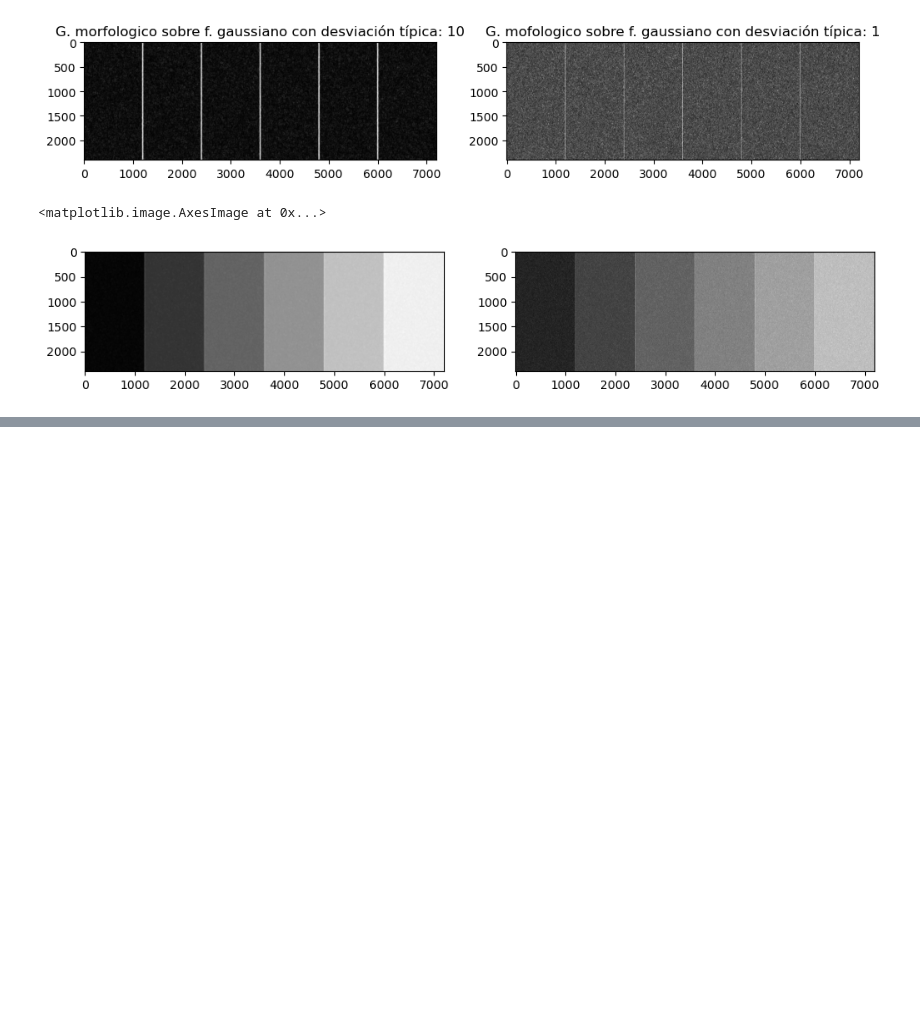
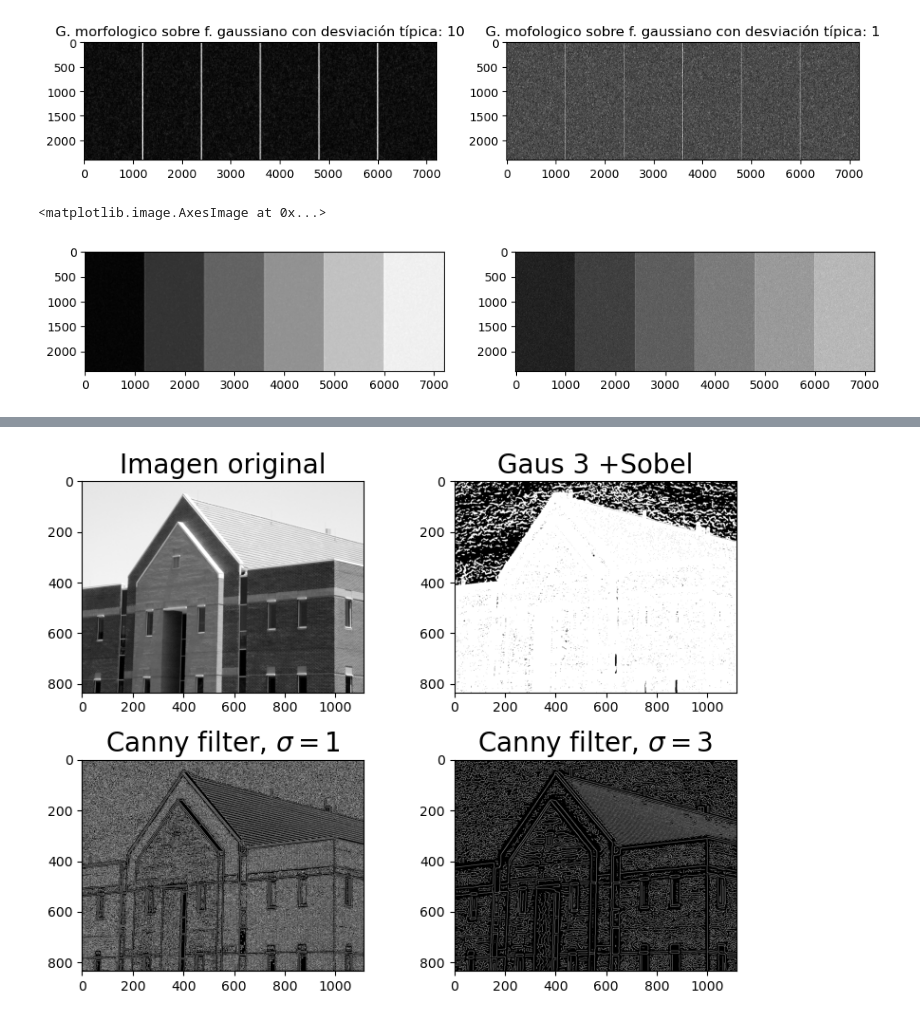
Before and after one commit to AndreaGarcia124/TIVpracticas, a Jupyter notebook: Práctica2.ipynb, the cells around one changed output, grey strips where cells are left out. Cells and saved outputs as stored; diff of their text form; code cells hidden in the pictures; blank space fills up the shorter version.

```diff
--- a/Práctica2.ipynb
+++ b/Práctica2.ipynb
@@ -207,0 +235,23 @@ MemoryError: Unable to allocate 132. MiB for an array with shape (2400, 7200) an
+# %%
+plt.figure(figsize=(8, 6))
+
+plt.subplot(221)
+plt.imshow(img_building, cmap='gray')
+plt.title('Imagen original', fontsize=20)
+
+plt.subplot(222)
+plt.imshow(np.logical_not(filters.sobel(gaussian_filter(img_building,3))<0.1), cmap='gray')
+plt.title('Gaus 3 +Sobel', fontsize=20)
+
+plt.subplot(223)
+plt.imshow(edges1, cmap='gray')
+plt.title(r'Canny filter, $\sigma=1$', fontsize=20)
+
+plt.subplot(224)
+plt.imshow(edges2, cmap='gray')
+plt.title(r'Canny filter, $\sigma=3$', fontsize=20)
+
+plt.tight_layout()
+plt.show()
+# %% [output]
+[figure, added]
```
Also changed, not shown: parts of 16 cells of this notebook.
